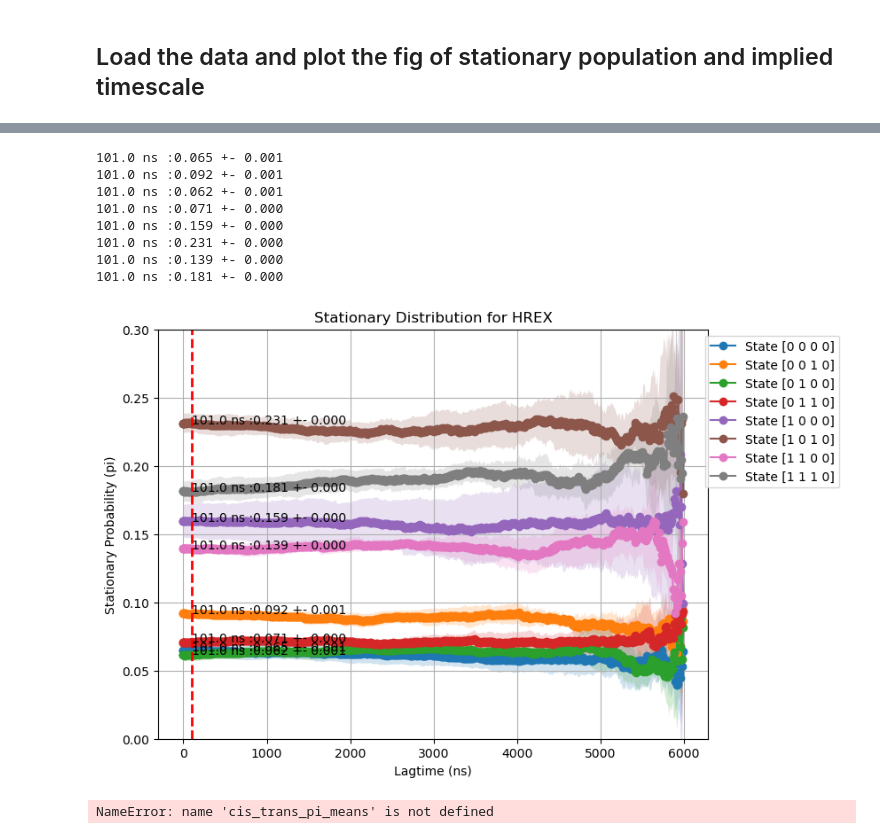
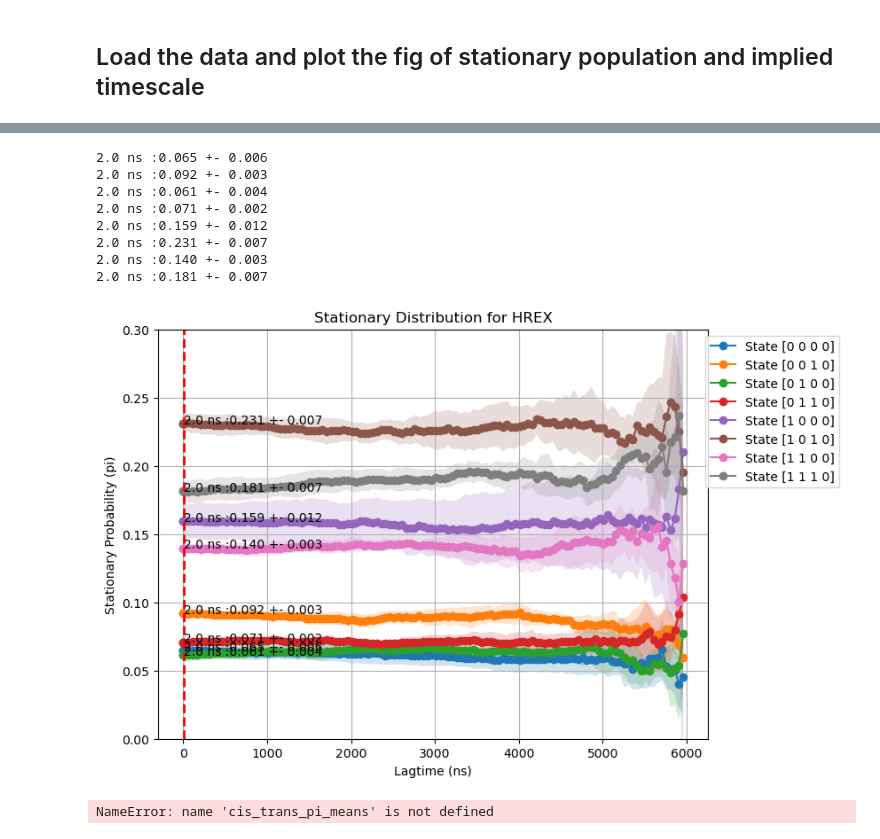
Before and after one commit to starwingc/peptoid_ESM, a Jupyter notebook: HREX/analysis/transition_matrix.ipynb, the cells around one changed output, grey strips where cells are left out. Cells and saved outputs as stored; diff of their text form; code cells hidden in the pictures.

```diff
--- a/HREX/analysis/transition_matrix.ipynb
+++ b/HREX/analysis/transition_matrix.ipynb
@@ -495,42 +497,42 @@ array([0.06482059, 0.09186797, 0.06130279, 0.07076823, 0.15936155,
 # %%
 plt.figure(figsize=(8, 6))
 state_to_plot = [0, 6, 12, 18, 24, 30, 36, 42]
-
+lagtimes_plot_index = 4
 # Loop through selected states and plot each separately
 for i, state in enumerate(state_to_plot):
     plt.plot(lagtimes_ns, pi_all_means_0[:, i], '-o', label=f'State {index_to_state(state)}')
 
     # Add shaded region for standard deviation
     plt.fill_between(lagtimes_ns,
                      pi_all_means_0[:, i] + pi_all_stds_0[:, i],  # Upper bound
                      pi_all_means_0[:, i] - pi_all_stds_0[:, i],  # Lower bound
                      alpha=0.2)
 
     # Annotate the first point with its value
-    first_x = lagtimes_ns[14]
-    first_y = pi_all_means_0[14, i]
-    first_y_var = pi_all_stds[14, i]
+    first_x = lagtimes_ns[lagtimes_plot_index]
+    first_y = pi_all_means_0[lagtimes_plot_index, i]
+    first_y_var = pi_all_stds_0[lagtimes_plot_index, i]
     plt.text(first_x, first_y,  f"{first_x} ns :{first_y:.3f} +- {first_y_var:.3f}", fontsize=10)
     print(f"{first_x} ns :{first_y:.3f} +- {first_y_var:.3f}")
 
 plt.axvline(x=first_x, color='r', linestyle='--', linewidth=2)
 plt.xlabel('Lagtime (ns)')
 plt.ylabel('Stationary Probability (pi)')
 plt.title('Stationary Distribution for HREX')
 plt.ylim(0, 0.3)
 plt.legend(loc='upper right', bbox_to_anchor=(1.25, 1))
 plt.grid(True)
 plt.show()
 # %% [output]
-101.0 ns :0.065 +- 0.001
-101.0 ns :0.092 +- 0.001
-101.0 ns :0.062 +- 0.001
-101.0 ns :0.071 +- 0.000
-101.0 ns :0.159 +- 0.000
-101.0 ns :0.231 +- 0.000
-101.0 ns :0.139 +- 0.000
-101.0 ns :0.181 +- 0.000
+2.0 ns :0.065 +- 0.006
+2.0 ns :0.092 +- 0.003
+2.0 ns :0.061 +- 0.004
+2.0 ns :0.071 +- 0.002
+2.0 ns :0.159 +- 0.012
+2.0 ns :0.231 +- 0.007
+2.0 ns :0.140 +- 0.003
+2.0 ns :0.181 +- 0.007
-[figure, old version]
+[figure, new version]
 # %%
 ## Save the data into a csv
 
```
Also changed, not shown: parts of 10 cells of this notebook, 3 other files.
